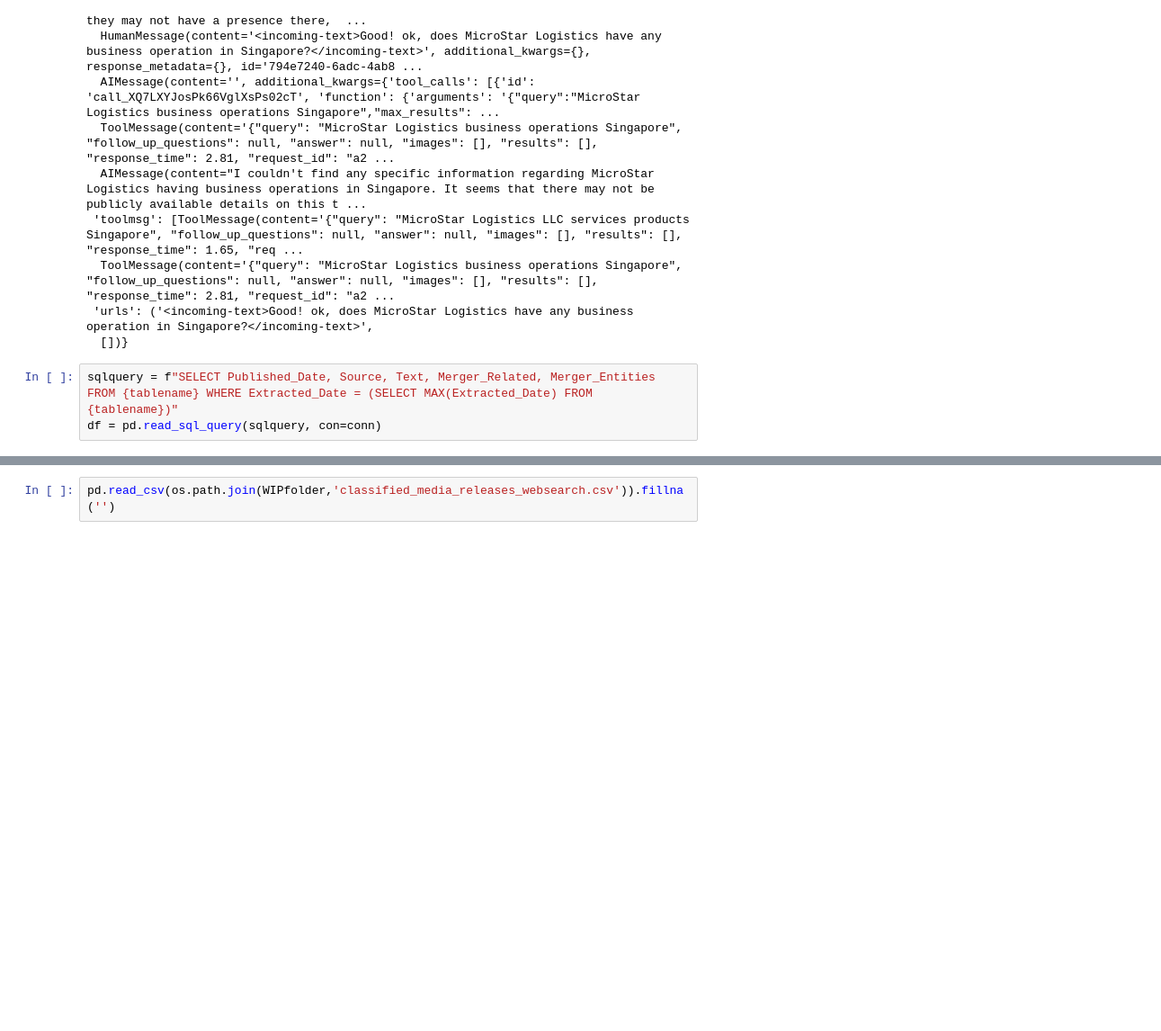
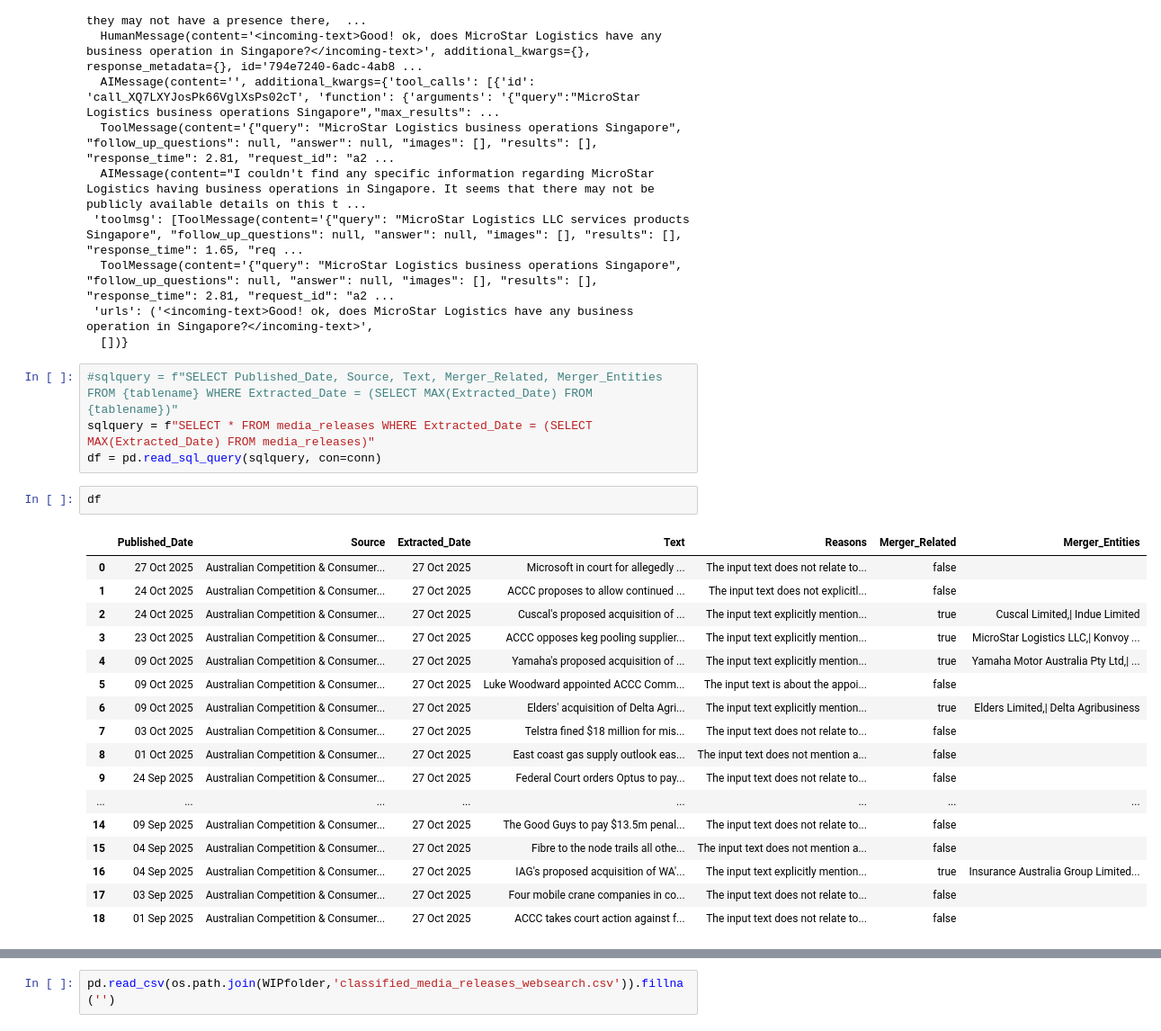
Before and after one commit to chuash/MergerScan, a Jupyter notebook: Draft.ipynb, the cells around one changed output, grey strips where cells are left out. Shown at 90% size. Drawn from its saved outputs; the diff is of its cells as text; blank space fills up the shorter version.

```diff
--- a/Draft.ipynb
+++ b/Draft.ipynb
@@ -637,5 +633,26 @@ eval(df['log'][4])
  'urls': ('<incoming-text>Good! ok, does MicroStar Logistics have any business operation in Singapore?</incoming-text>',
   [])}
 # %%
-sqlquery = f"SELECT Published_Date, Source, Text, Merger_Related, Merger_Entities FROM {tablename} WHERE Extracted_Date = (SELECT MAX(Extracted_Date) FROM {tablename})"
+#sqlquery = f"SELECT Published_Date, Source, Text, Merger_Related, Merger_Entities FROM {tablename} WHERE Extracted_Date = (SELECT MAX(Extracted_Date) FROM {tablename})"
+sqlquery = f"SELECT * FROM media_releases WHERE Extracted_Date = (SELECT MAX(Extracted_Date) FROM media_releases)"
 df = pd.read_sql_query(sqlquery, con=conn)
+# %%
+df
+# %% [output]
+|  | Published_Date | Source | Extracted_Date | Text | Reasons | Merger_Related | Merger_Entities |
+| 0 | 27 Oct 2025 | Australian Competition & Consumer... | 27 Oct 2025 | Microsoft in court for allegedly ... | The input text does not relate to... | false |  |
+| 1 | 24 Oct 2025 | Australian Competition & Consumer... | 27 Oct 2025 | ACCC proposes to allow continued ... | The input text does not explicitl... | false |  |
+| 2 | 24 Oct 2025 | Australian Competition & Consumer... | 27 Oct 2025 | Cuscal's proposed acquisition of ... | The input text explicitly mention... | true | Cuscal Limited,| Indue Limited |
+| 3 | 23 Oct 2025 | Australian Competition & Consumer... | 27 Oct 2025 | ACCC opposes keg pooling supplier... | The input text explicitly mention... | true | MicroStar Logistics LLC,| Konvoy ... |
+| 4 | 09 Oct 2025 | Australian Competition & Consumer... | 27 Oct 2025 | Yamaha's proposed acquisition of ... | The input text explicitly mention... | true | Yamaha Motor Australia Pty Ltd,| ... |
+| 5 | 09 Oct 2025 | Australian Competition & Consumer... | 27 Oct 2025 | Luke Woodward appointed ACCC Comm... | The input text is about the appoi... | false |  |
+| 6 | 09 Oct 2025 | Australian Competition & Consumer... | 27 Oct 2025 | Elders' acquisition of Delta Agri... | The input text explicitly mention... | true | Elders Limited,| Delta Agribusiness |
+| 7 | 03 Oct 2025 | Australian Competition & Consumer... | 27 Oct 2025 | Telstra fined $18 million for mis... | The input text does not relate to... | false |  |
+| 8 | 01 Oct 2025 | Australian Competition & Consumer... | 27 Oct 2025 | East coast gas supply outlook eas... | The input text does not mention a... | false |  |
+| 9 | 24 Sep 2025 | Australian Competition & Consumer... | 27 Oct 2025 | Federal Court orders Optus to pay... | The input text does not relate to... | false |  |
+| ... | ... | ... | ... | ... | ... | ... | ... |
+| 14 | 09 Sep 2025 | Australian Competition & Consumer... | 27 Oct 2025 | The Good Guys to pay $13.5m penal... | The input text does not relate to... | false |  |
+| 15 | 04 Sep 2025 | Australian Competition & Consumer... | 27 Oct 2025 | Fibre to the node trails all othe... | The input text does not mention a... | false |  |
+| 16 | 04 Sep 2025 | Australian Competition & Consumer... | 27 Oct 2025 | IAG's proposed acquisition of WA'... | The input text explicitly mention... | true | Insurance Australia Group Limited... |
+| 17 | 03 Sep 2025 | Australian Competition & Consumer... | 27 Oct 2025 | Four mobile crane companies in co... | The input text does not relate to... | false |  |
+| 18 | 01 Sep 2025 | Australian Competition & Consumer... | 27 Oct 2025 | ACCC takes court action against f... | The input text does not relate to... | false |  |
```
Also changed, not shown: parts of 3 cells of this notebook, 3 other files.
